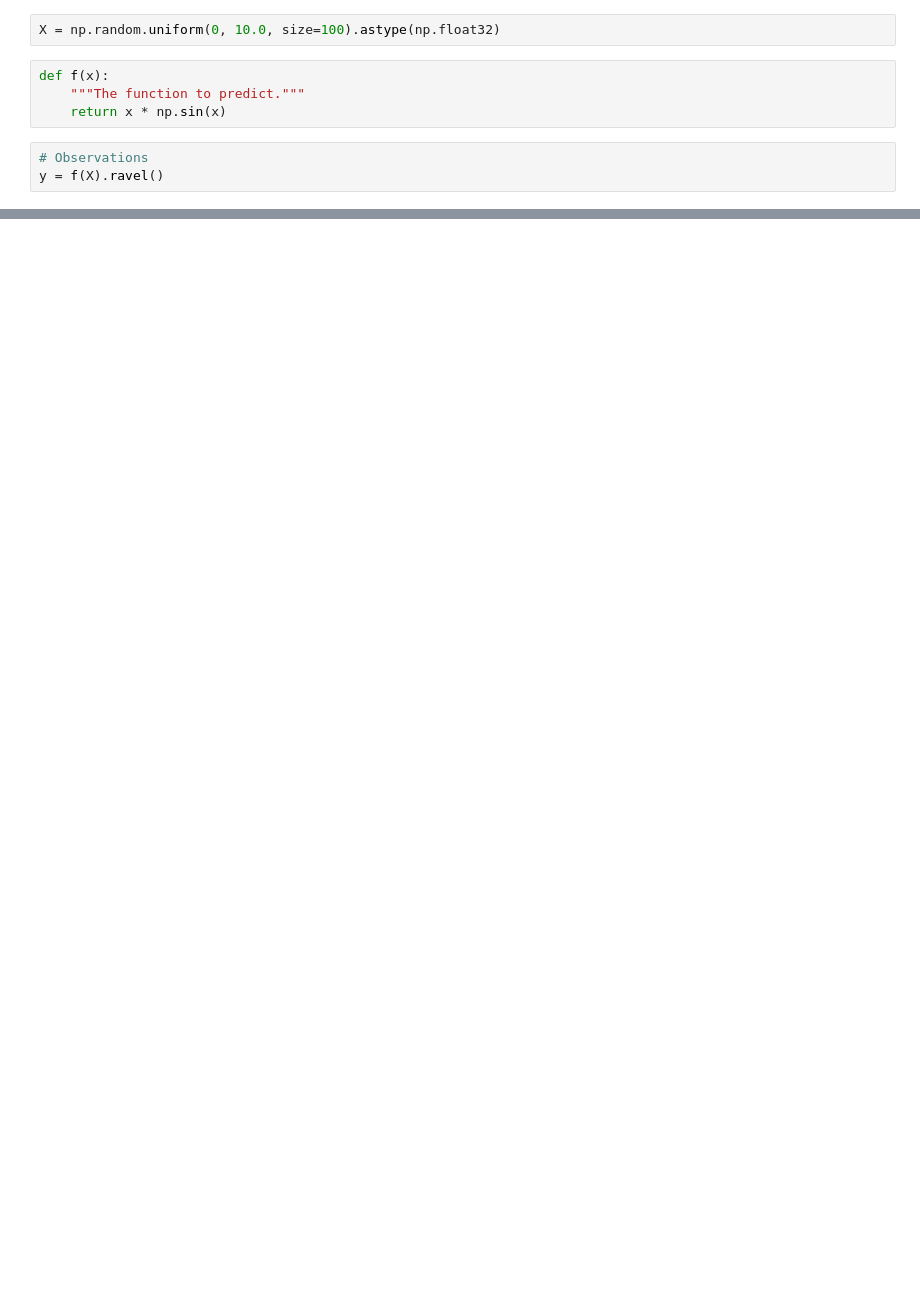
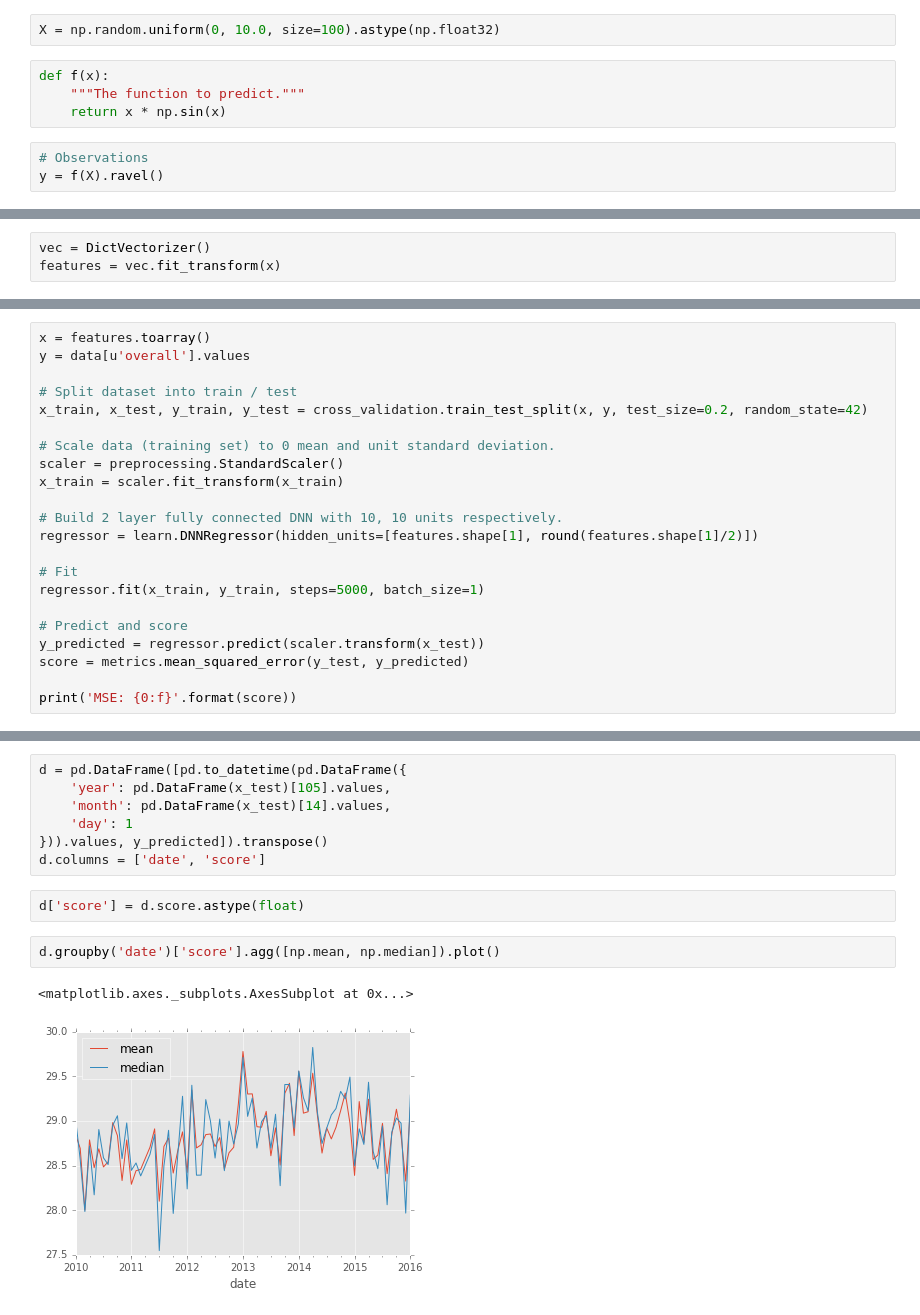
Before and after one commit to impact-learning/demo_backend, a Jupyter notebook: ML.ipynb, the cells around one changed output, grey strips where cells are left out. Drawn from its saved outputs; the diff is of its cells as text; blank space fills up the shorter version.

```diff
--- a/ML.ipynb
+++ b/ML.ipynb
@@ -129,0 +211,3 @@ array([ 1.7825092 ,  1.69185218,  2.4148118 ,  1.91795763,  2.49662024,
+# %%
+vec = DictVectorizer()
+features = vec.fit_transform(x)
@@ -129,0 +238,22 @@ array([ 1.7825092 ,  1.69185218,  2.4148118 ,  1.91795763,  2.49662024,
+# %%
+x = features.toarray()
+y = data[u'overall'].values
+
+# Split dataset into train / test
+x_train, x_test, y_train, y_test = cross_validation.train_test_split(x, y, test_size=0.2, random_state=42)
+
+# Scale data (training set) to 0 mean and unit standard deviation.
+scaler = preprocessing.StandardScaler()
+x_train = scaler.fit_transform(x_train)
+
+# Build 2 layer fully connected DNN with 10, 10 units respectively.
+regressor = learn.DNNRegressor(hidden_units=[features.shape[1], round(features.shape[1]/2)])
+
+# Fit
+regressor.fit(x_train, y_train, steps=5000, batch_size=1)
+
+# Predict and score
+y_predicted = regressor.predict(scaler.transform(x_test))
+score = metrics.mean_squared_error(y_test, y_predicted)
+
+print('MSE: {0:f}'.format(score))
@@ -129,0 +299,14 @@ array([ 1.7825092 ,  1.69185218,  2.4148118 ,  1.91795763,  2.49662024,
+# %%
+d = pd.DataFrame([pd.to_datetime(pd.DataFrame({
+    'year': pd.DataFrame(x_test)[105].values,
+    'month': pd.DataFrame(x_test)[14].values,
+    'day': 1
+})).values, y_predicted]).transpose()
+d.columns = ['date', 'score']
+# %%
+d['score'] = d.score.astype(float)
+# %%
+d.groupby('date')['score'].agg([np.mean, np.median]).plot()
+# %% [output]
+<matplotlib.axes._subplots.AxesSubplot at 0x...>
+[figure, added]
```
Also changed, not shown: parts of 26 cells of this notebook, 16 other files.
